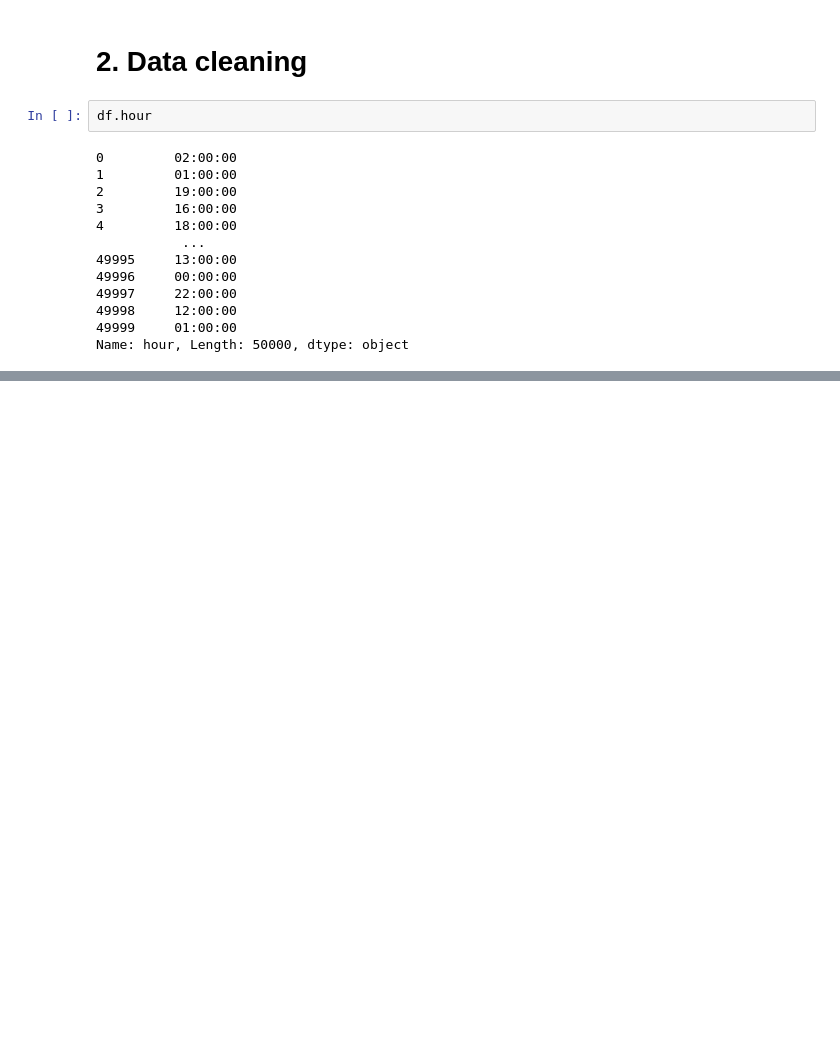
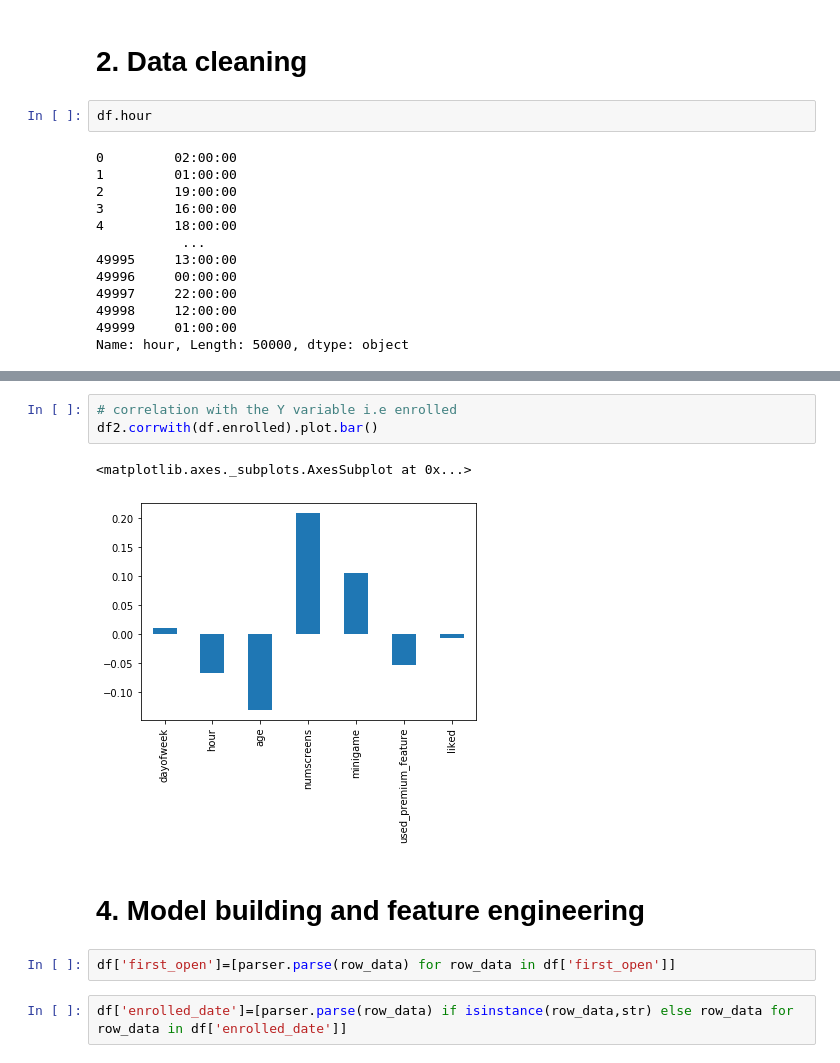
Before and after one commit to Temitope10/App-behaviour, a Jupyter notebook: app.ipynb, the cells around one changed output, grey strips where cells are left out. Saved outputs shown, nothing was run; the diff lists cells and outputs as text; blank space fills up the shorter version.

```diff
--- a/app.ipynb
+++ b/app.ipynb
@@ -93,0 +131,12 @@ NameError: name 'df2' is not defined
+# %%
+# correlation with the Y variable i.e enrolled
+df2.corrwith(df.enrolled).plot.bar()
+# %% [output]
+<matplotlib.axes._subplots.AxesSubplot at 0x...>
+[figure, added]
+# %% [markdown]
+# 4. Model building and feature engineering
+# %%
+df['first_open']=[parser.parse(row_data) for row_data in df['first_open']]
+# %%
+df['enrolled_date']=[parser.parse(row_data) if isinstance(row_data,str) else row_data for row_data in df['enrolled_date']]
```
Also changed, not shown: parts of 17 cells of this notebook.
